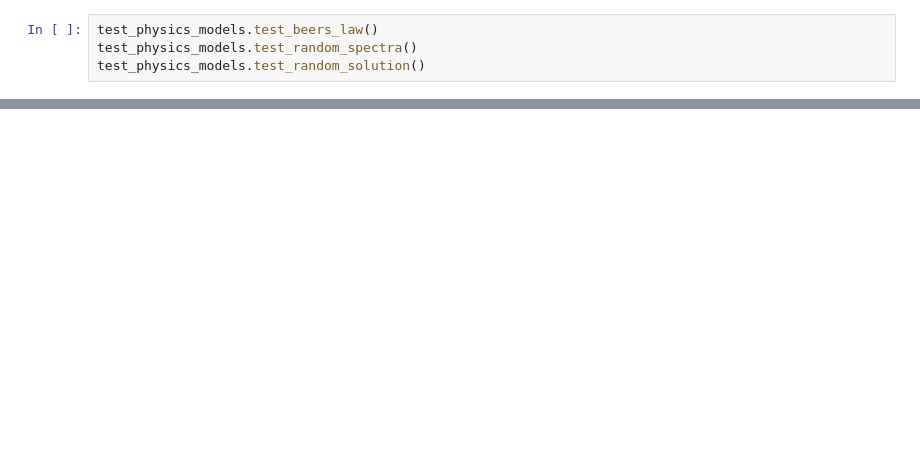
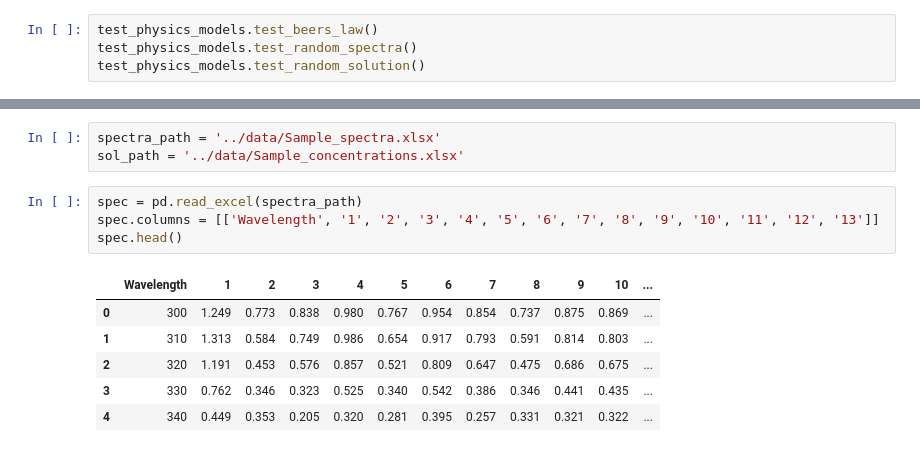
Before and after one commit to REAL-Pipetting/REinforced-Automaton-Learning-REAL-Pipetting, a Jupyter notebook: rlp/beerslaw.ipynb, the cells around one changed output, grey strips where cells are left out. Cells and saved outputs as stored; diff of their text form; blank space fills up the shorter version.

```diff
--- a/rlp/beerslaw.ipynb
+++ b/rlp/beerslaw.ipynb
@@ -17,0 +19,14 @@ for i in range(10):
+# %%
+spectra_path = '../data/Sample_spectra.xlsx'
+sol_path = '../data/Sample_concentrations.xlsx'
+# %%
+spec = pd.read_excel(spectra_path)
+spec.columns = [['Wavelength', '1', '2', '3', '4', '5', '6', '7', '8', '9', '10', '11', '12', '13']]
+spec.head()
+# %% [output]
+|  | Wavelength | 1 | 2 | 3 | 4 | 5 | 6 | 7 | 8 | 9 | 10 | ... |
+| 0 | 300 | 1.249 | 0.773 | 0.838 | 0.980 | 0.767 | 0.954 | 0.854 | 0.737 | 0.875 | 0.869 | ... |
+| 1 | 310 | 1.313 | 0.584 | 0.749 | 0.986 | 0.654 | 0.917 | 0.793 | 0.591 | 0.814 | 0.803 | ... |
+| 2 | 320 | 1.191 | 0.453 | 0.576 | 0.857 | 0.521 | 0.809 | 0.647 | 0.475 | 0.686 | 0.675 | ... |
+| 3 | 330 | 0.762 | 0.346 | 0.323 | 0.525 | 0.340 | 0.542 | 0.386 | 0.346 | 0.441 | 0.435 | ... |
+| 4 | 340 | 0.449 | 0.353 | 0.205 | 0.320 | 0.281 | 0.395 | 0.257 | 0.331 | 0.321 | 0.322 | ... |
```
Also changed, not shown: parts of 7 cells of this notebook, 1 other file.
